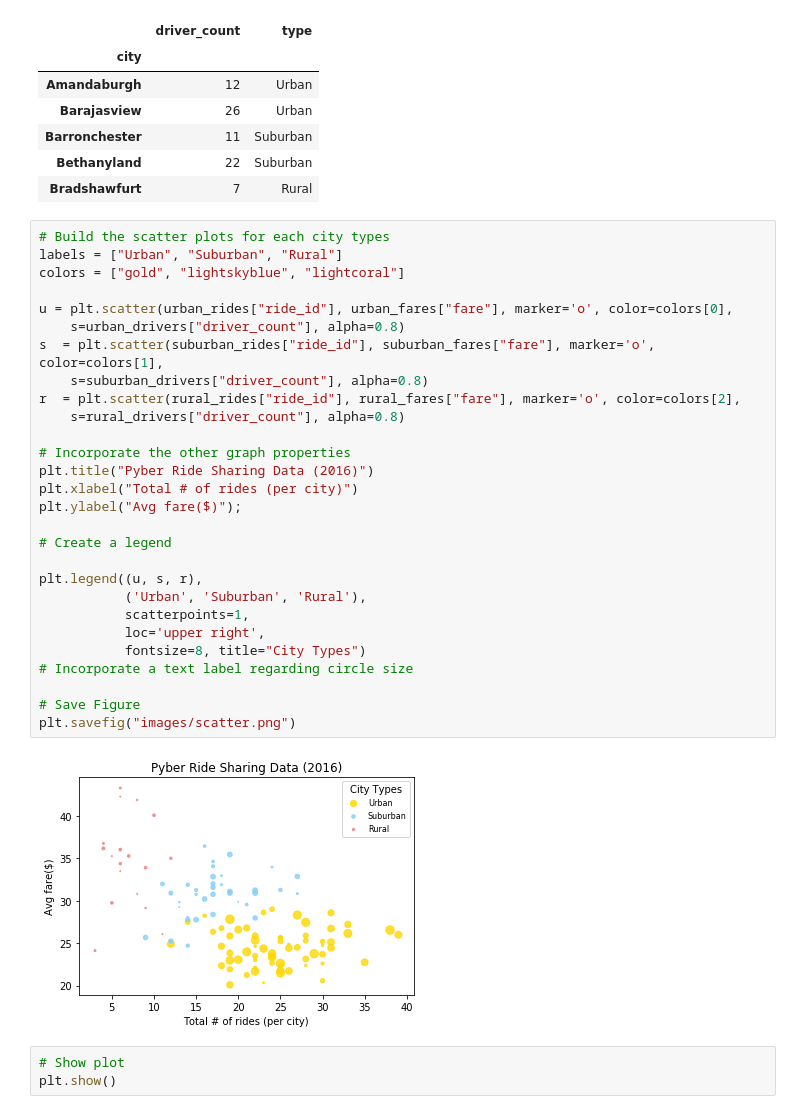
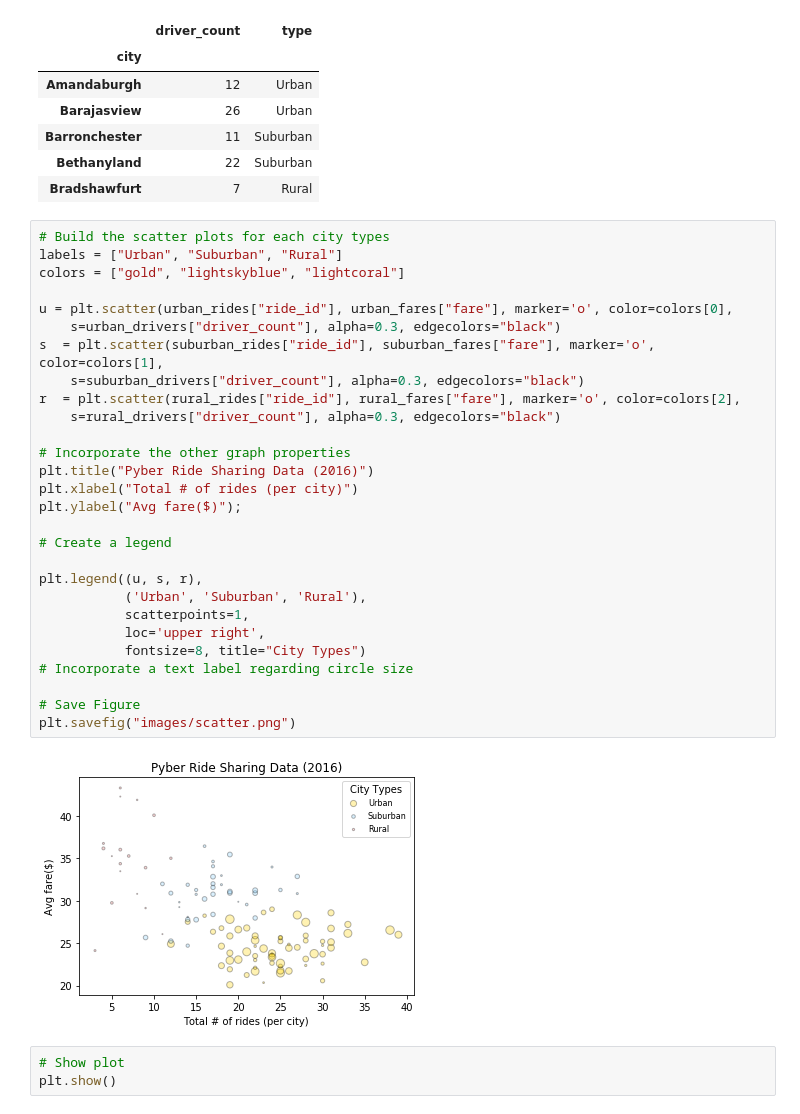
Before and after one commit to gpasley/uncc-da, a Jupyter notebook: matplotlib/pyber.ipynb, the cells around one changed output. Drawn from its saved outputs; the diff is of its cells as text.

```diff
--- a/matplotlib/pyber.ipynb
+++ b/matplotlib/pyber.ipynb
@@ -61,33 +61,33 @@ drivers.head()
 # %%
 # Build the scatter plots for each city types
 labels = ["Urban", "Suburban", "Rural"]
 colors = ["gold", "lightskyblue", "lightcoral"]
 
 u = plt.scatter(urban_rides["ride_id"], urban_fares["fare"], marker='o', color=colors[0],
-    s=urban_drivers["driver_count"], alpha=0.8)
+    s=urban_drivers["driver_count"], alpha=0.3, edgecolors="black")
 s  = plt.scatter(suburban_rides["ride_id"], suburban_fares["fare"], marker='o', color=colors[1],
-    s=suburban_drivers["driver_count"], alpha=0.8)
+    s=suburban_drivers["driver_count"], alpha=0.3, edgecolors="black")
 r  = plt.scatter(rural_rides["ride_id"], rural_fares["fare"], marker='o', color=colors[2],
-    s=rural_drivers["driver_count"], alpha=0.8)
+    s=rural_drivers["driver_count"], alpha=0.3, edgecolors="black")
 
 # Incorporate the other graph properties
 plt.title("Pyber Ride Sharing Data (2016)")
 plt.xlabel("Total # of rides (per city)")
 plt.ylabel("Avg fare($)");
 
 # Create a legend
 
 plt.legend((u, s, r),
            ('Urban', 'Suburban', 'Rural'),
            scatterpoints=1,
            loc='upper right',
            fontsize=8, title="City Types")
 # Incorporate a text label regarding circle size
 
 # Save Figure
 plt.savefig("images/scatter.png")
 # %% [output]
-[figure, old version]
+[figure, new version]
 # %%
 # Show plot
 plt.show()
```
Also changed, not shown: 2 other files.
